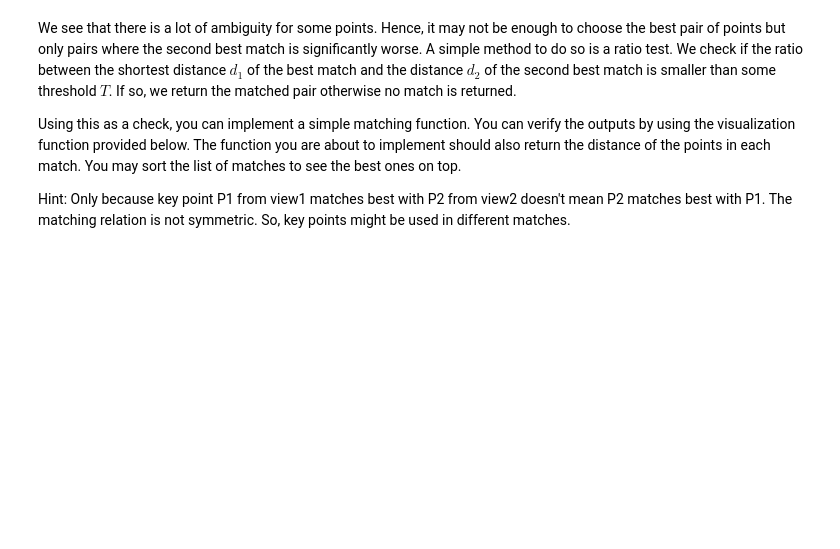
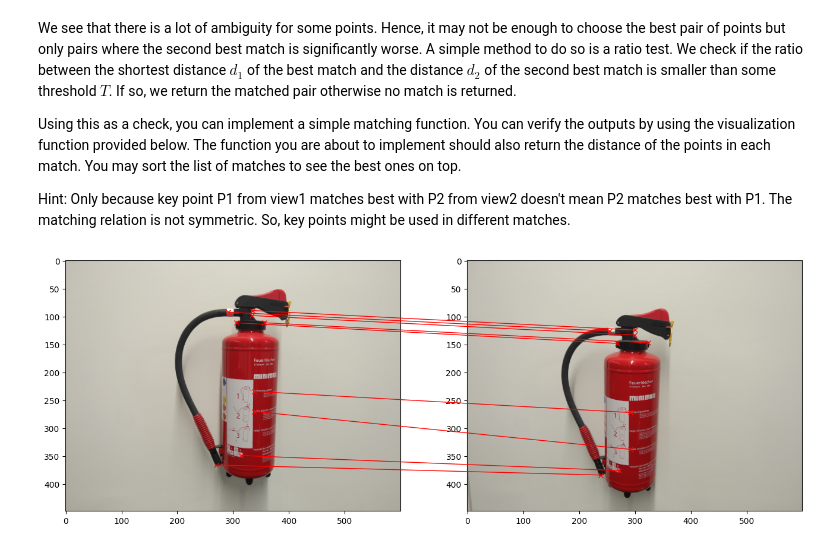
Before and after one commit to vislearn/3dcv-students, a Jupyter notebook: 4.0-tl-feature-matching.ipynb, the cells around one changed output. Cells and saved outputs as stored; diff of their text form; code cells hidden in the pictures; blank space fills up the shorter version.

```diff
--- a/4.0-tl-feature-matching.ipynb
+++ b/4.0-tl-feature-matching.ipynb
@@ -409,6 +505,19 @@ def get_matches(distances: npt.ArrayLike, threshold: float) -> np.ndarray:
     :return array with matches, array with distances of the matches
     """
     # TODO: implement it
+    matches = []
+    match_distances = []
+
+    for i in range(distances.shape[0]):
+        sorted_indices = np.argsort(distances[i])
+        d1 = distances[i, sorted_indices[0]]  # the shortest distance
+        d2 = distances[i, sorted_indices[1]]  # the second shortest distance
+
+        if d1 / d2 < threshold:
+            matches.append([i, sorted_indices[0]])
+            match_distances.append(d1)
+
+    return np.array(matches), np.array(match_distances)
 
 def remove_duplicate_matches(matches: npt.ArrayLike, match_distances: npt.ArrayLike) -> np.ndarray:
     """Remove duplicate matches.
@@ -418,6 +527,20 @@ def remove_duplicate_matches(matches: npt.ArrayLike, match_distances: npt.ArrayL
     :return array with distinct matches, array with corresponding distances of the distinct matches
     """
     # TODO: implement it
+    unique_matches = {}
+
+    for (i, j), dist in zip(matches, match_distances):
+        if j in unique_matches:
+            if dist < unique_matches[j][1]:
+                unique_matches[j] = (i, dist)
+        else:
+            unique_matches[j] = (i, dist)
+
+    # extract result
+    final_matches = [[i, j] for j, (i, dist) in unique_matches.items()]
+    final_distances = [dist for _, dist in unique_matches.values()]
+
+    return np.array(final_matches), np.array(final_distances)
 
 def match_keypoints(features_view1, features_view2, threshold=0.7):
     """
@@ -432,24 +555,34 @@ def match_keypoints(features_view1, features_view2, threshold=0.7):
     """
     # 1. compute distances
     # TODO: implement it
+    distances = get_distances(features_view1, features_view2)
 
     # 2. retrieve best matches for key points from view 1 and 2 and perform ratio checks
     # TODO: implement the function get_matches above and call it
+    matches, match_distances = get_matches(distances, threshold=0.8)
 
     # 3. remove duplicates
     # TODO: implement the function remove_duplicate_matches above and call it
+    matches, match_distances = remove_duplicate_matches(matches, match_distances)
 
     # 4. return all matches between both views and their distances
     # TODO: implement it
+    return matches, match_distances
 # %%
 matches, match_distances = match_keypoints(features["view1"], features["view2"])
 
 # sort matches by distance
-sorted_matches = # TODO: implement it
+# TODO: implement it
+sorted_indices = np.argsort(match_distances)
+sorted_matches = matches[sorted_indices]
+sorted_distances = match_distances[sorted_indices]
 
 # choose k best matches
-k = # TODO: implement it
-top_k_matches = # TODO: implement it
+# TODO: implement it
+k = 9
+top_k_matches = sorted_matches[:k]
 
 # visualize
 plot_matches(view1, view2, keypoints["view1"][0], keypoints["view2"][0], top_k_matches)
+# %% [output]
+[figure, added]
```
Also changed, not shown: parts of 10 cells of this notebook.
